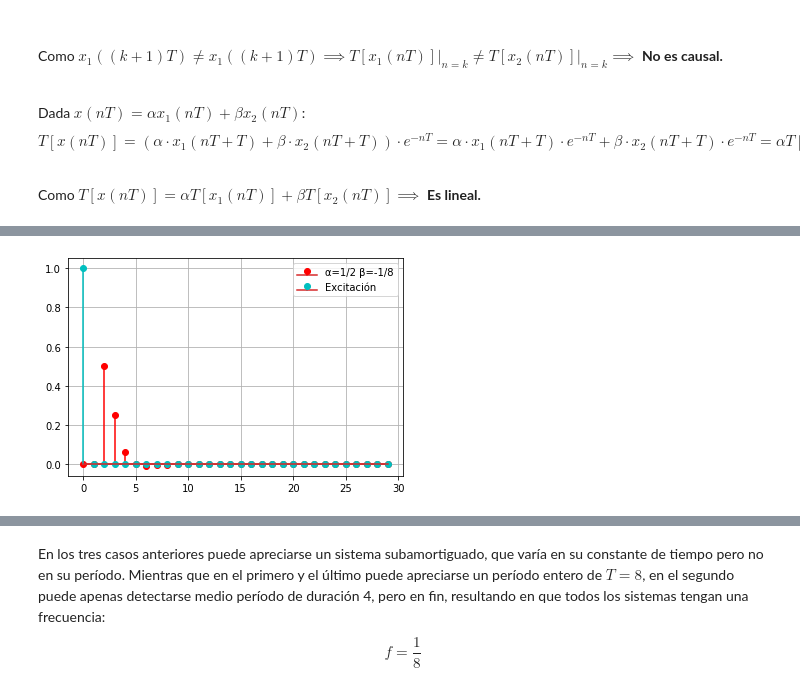
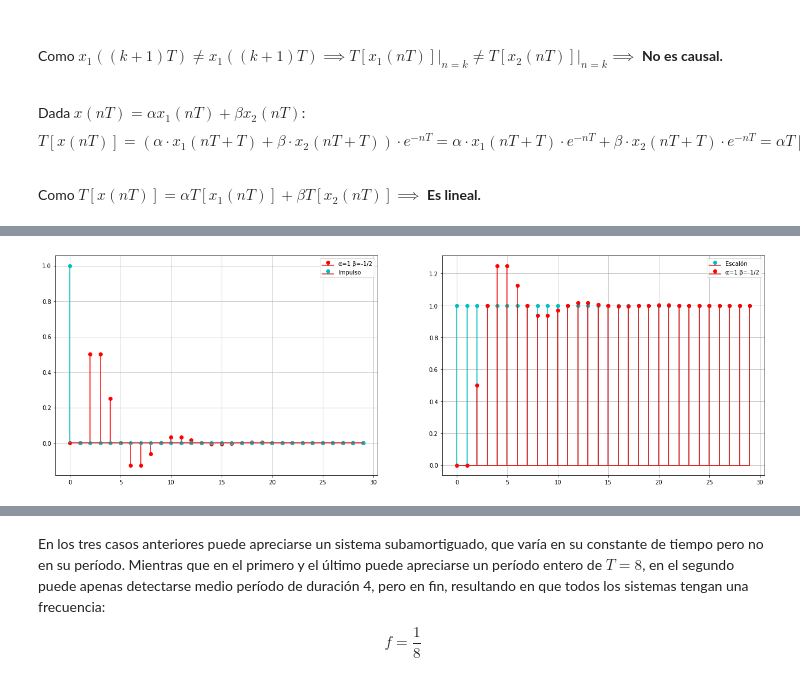
Before and after one commit to grupo-1-ASSD-E2/ASSD-Guia-1, a Jupyter notebook: G1.ipynb, the cells around one changed output, grey strips where cells are left out. Cells and saved outputs as stored; diff of their text form; code cells hidden in the pictures.

Commit message:
ex 9 now has response to step function

```diff
--- a/G1.ipynb
+++ b/G1.ipynb
@@ -132,6 +132,7 @@ def my_lfilter(b, a, x):
     return res
 # %%
 delta = ss.unit_impulse(30)
+step = np.heaviside(range(30), 1)
 alpha = [1, 1/2, 5/4]
 beta = [-1/2, -1/8, -25/32]
 responses = []
@@ -139,14 +140,6 @@ responses = []
 for i in range(3):
     b = [0, 0, 1/2]
     a = [1, alpha[i], beta[i]]
-    y = my_lfilter(b, a, delta)
-    responses.append(y)
-
-
-plt.stem(np.arange(0, 30), responses[0], 'r', label='α=1 β=-1/2', markerfmt='ro')
-plt.stem(np.arange(0, 30), delta, 'c', label='Excitación', markerfmt='co')
-
-plt.grid(True)
-plt.legend()
-
-plt.show()
+    impulse_resp = my_lfilter(b, a, delta)
+    step_resp = my_lfilter(b, a, step)
+    responses.append((impulse_resp, step_resp))
@@ -155,10 +146,18 @@ plt.show()
 # %%
-plt.stem(np.arange(0, 30), responses[1], 'r', label='α=1/2 β=-1/8', markerfmt='ro')
-plt.stem(np.arange(0, 30), delta, 'c', label='Excitación', markerfmt='co')
+fig, (ax1, ax2) = plt.subplots(1, 2, figsize=(22, 7))
 
-plt.grid(True)
-plt.legend()
+ax1.stem(np.arange(0, 30), responses[0][0], 'r', label='α=1 β=-1/2', markerfmt='ro')
+ax1.stem(np.arange(0, 30), delta, 'c', label='Impulso', markerfmt='co')
 
-plt.show()
+ax1.grid(True)
+ax1.legend()
+
+ax2.stem(np.arange(0, 30), step, 'c', label='Escalón', markerfmt='co')
+ax2.stem(np.arange(0, 30), responses[0][1], 'r', label='α=1 β=-1/2', markerfmt='ro')
+
+ax2.grid(True)
+ax2.legend()
+
+fig.show()
 # %% [output]
-[figure, old version]
+[figure, new version]
```
Also changed, not shown: parts of 8 cells of this notebook.
